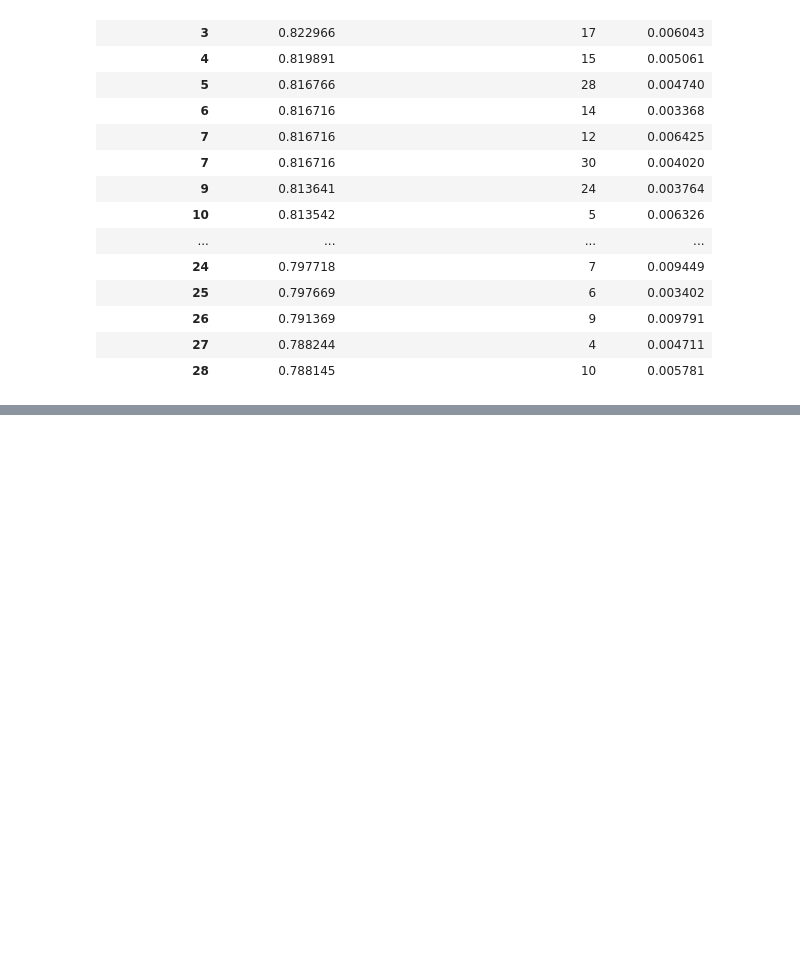
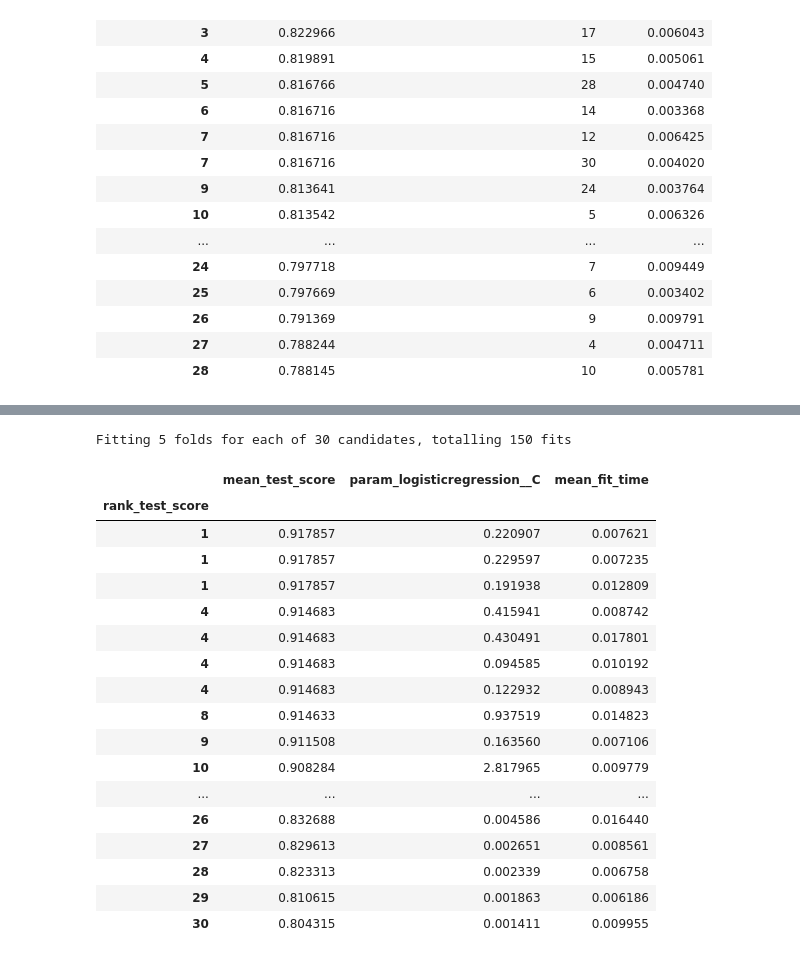
Before and after one commit to ricd99/nhl-test-2, a Jupyter notebook: eda.ipynb, the cells around one changed output, grey strips where cells are left out. Saved outputs shown, nothing was run; the diff lists cells and outputs as text; code cells hidden in the pictures; blank space fills up the shorter version.

```diff
--- a/eda.ipynb
+++ b/eda.ipynb
@@ -387,8 +387,28 @@ Fitting 5 folds for each of 30 candidates, totalling 150 fits
 # %%
 param_grid_lr = {
-    "logisiticregression__C": loguniform(1e-3, 1e3)
+    "logisticregression__C": loguniform(1e-3, 1e3)
 }
 pipe_lr = make_pipeline(preprocessor, LogisticRegression())
-random_search_lr = RandomizedSearchCV(pipe_lr, param_grid_lr, n_iter=30, verbose=1, n_jobs=-1) #grid search because small search space
+random_search_lr = RandomizedSearchCV(pipe_lr, param_grid_lr, n_iter=30, verbose=1, n_jobs=-1)
 random_search_lr.fit(X_train, y_train)
-pd.DataFrame(random_search_svc.cv_results_)[["mean_test_score", "param_logisiticregression__C", "mean_fit_time", "rank_test_score"]].set_index("rank_test_score").sort_index()
+pd.DataFrame(random_search_lr.cv_results_)[["mean_test_score", "param_logisticregression__C", "mean_fit_time", "rank_test_score"]].set_index("rank_test_score").sort_index()
+# %% [output]
+Fitting 5 folds for each of 30 candidates, totalling 150 fits
+|  | mean_test_score | param_logisticregression__C | mean_fit_time |
+| rank_test_score |  |  |  |
+| 1 | 0.917857 | 0.220907 | 0.007621 |
+| 1 | 0.917857 | 0.229597 | 0.007235 |
+| 1 | 0.917857 | 0.191938 | 0.012809 |
+| 4 | 0.914683 | 0.415941 | 0.008742 |
+| 4 | 0.914683 | 0.430491 | 0.017801 |
+| 4 | 0.914683 | 0.094585 | 0.010192 |
+| 4 | 0.914683 | 0.122932 | 0.008943 |
+| 8 | 0.914633 | 0.937519 | 0.014823 |
+| 9 | 0.911508 | 0.163560 | 0.007106 |
+| 10 | 0.908284 | 2.817965 | 0.009779 |
+| ... | ... | ... | ... |
+| 26 | 0.832688 | 0.004586 | 0.016440 |
+| 27 | 0.829613 | 0.002651 | 0.008561 |
+| 28 | 0.823313 | 0.002339 | 0.006758 |
+| 29 | 0.810615 | 0.001863 | 0.006186 |
+| 30 | 0.804315 | 0.001411 | 0.009955 |
```
Also changed, not shown: parts of 3 cells of this notebook.
